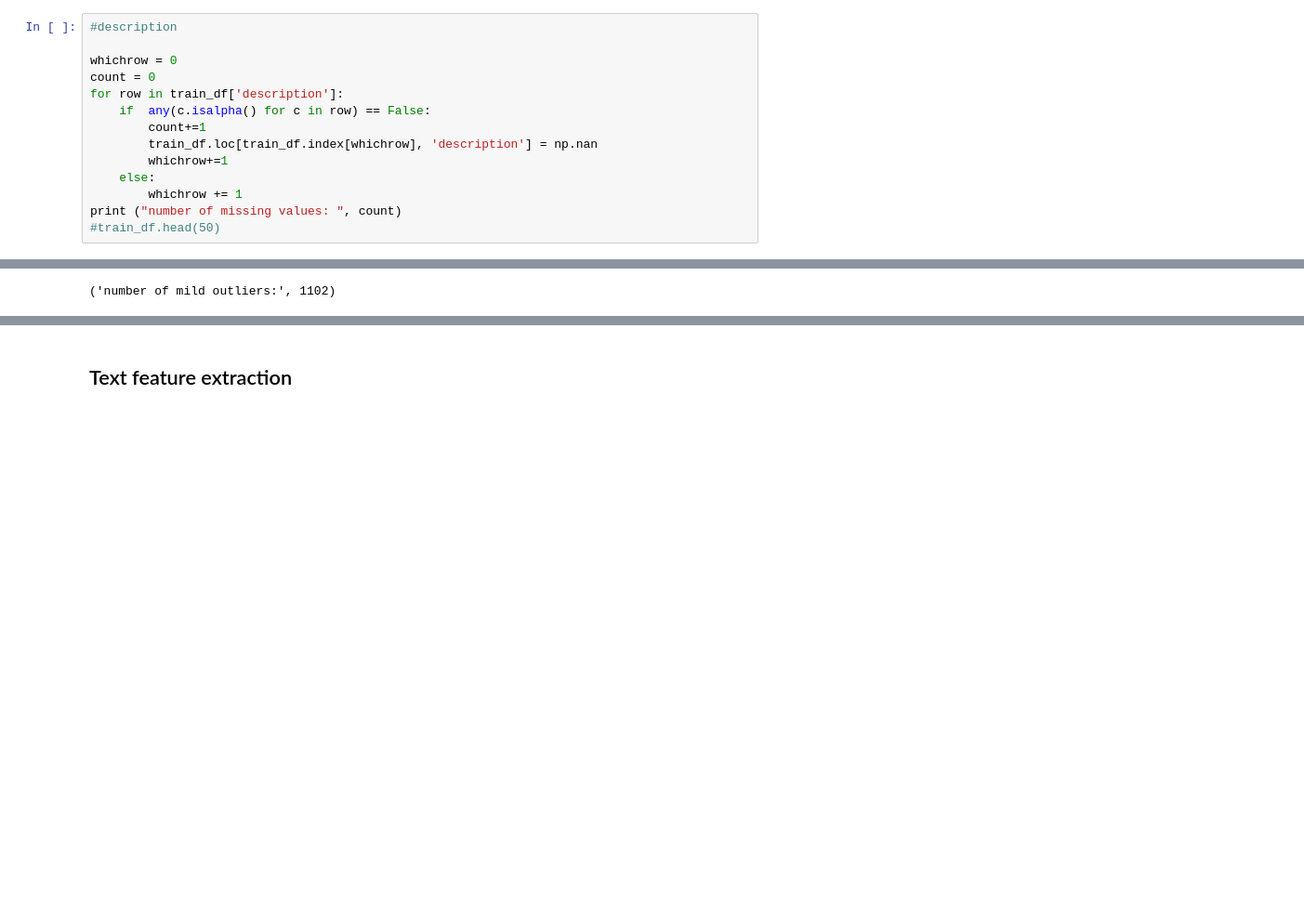
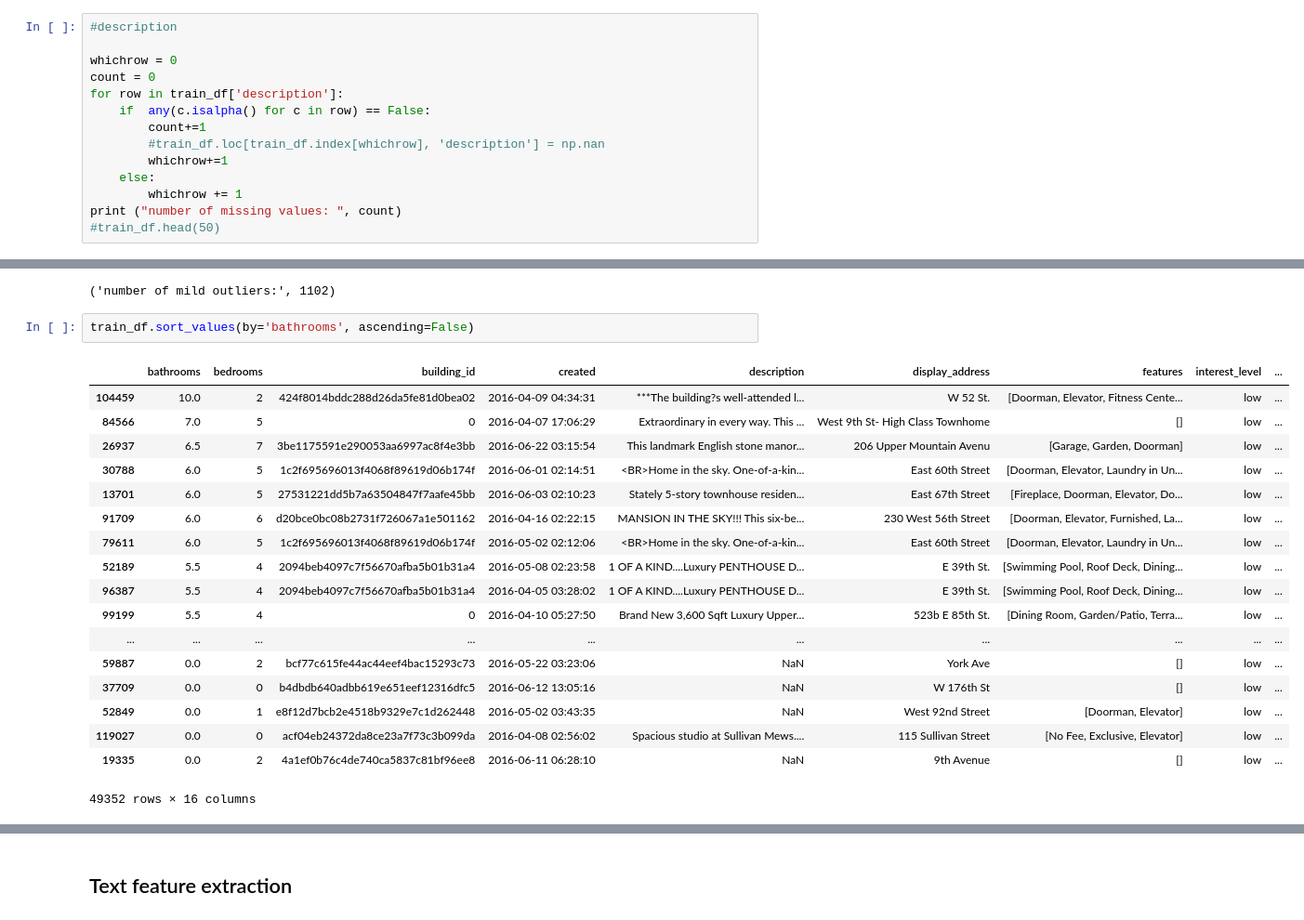
Before and after one commit to taryn-c/CMPT459-Project, a Jupyter notebook: sad_mining1.ipynb, the cells around one changed output, grey strips where cells are left out. Shown at 93% size. Drawn from its saved outputs; the diff is of its cells as text; blank space fills up the shorter version.

```diff
--- a/sad_mining1.ipynb
+++ b/sad_mining1.ipynb
@@ -281,7 +294,7 @@ count = 0
 for row in train_df['description']:
     if  any(c.isalpha() for c in row) == False:
         count+=1
-        train_df.loc[train_df.index[whichrow], 'description'] = np.nan
+        #train_df.loc[train_df.index[whichrow], 'description'] = np.nan
         whichrow+=1
     else:
         whichrow += 1
@@ -517,6 +512,27 @@ outliers = [x for x in train_df['longitude'].values if x > upper or x < lower]
 print ("number of mild outliers:", len(outliers))
 # %% [output]
 ('number of mild outliers:', 1102)
+# %%
+train_df.sort_values(by='bathrooms', ascending=False)
+# %% [output]
+|  | bathrooms | bedrooms | building_id | created | description | display_address | features | interest_level | ... |
+| 104459 | 10.0 | 2 | 424f8014bddc288d26da5fe81d0bea02 | 2016-04-09 04:34:31 | ***The building?s well-attended l... | W 52 St. | [Doorman, Elevator, Fitness Cente... | low | ... |
+| 84566 | 7.0 | 5 | 0 | 2016-04-07 17:06:29 | Extraordinary in every way. This ... | West 9th St- High Class Townhome | [] | low | ... |
+| 26937 | 6.5 | 7 | 3be1175591e290053aa6997ac8f4e3bb | 2016-06-22 03:15:54 | This landmark English stone manor... | 206 Upper Mountain Avenu | [Garage, Garden, Doorman] | low | ... |
+| 30788 | 6.0 | 5 | 1c2f695696013f4068f89619d06b174f | 2016-06-01 02:14:51 | <BR>Home in the sky. One-of-a-kin... | East 60th Street | [Doorman, Elevator, Laundry in Un... | low | ... |
+| 13701 | 6.0 | 5 | 27531221dd5b7a63504847f7aafe45bb | 2016-06-03 02:10:23 | Stately 5-story townhouse residen... | East 67th Street | [Fireplace, Doorman, Elevator, Do... | low | ... |
+| 91709 | 6.0 | 6 | d20bce0bc08b2731f726067a1e501162 | 2016-04-16 02:22:15 | MANSION IN THE SKY!!! This six-be... | 230 West 56th Street | [Doorman, Elevator, Furnished, La... | low | ... |
+| 79611 | 6.0 | 5 | 1c2f695696013f4068f89619d06b174f | 2016-05-02 02:12:06 | <BR>Home in the sky. One-of-a-kin... | East 60th Street | [Doorman, Elevator, Laundry in Un... | low | ... |
+| 52189 | 5.5 | 4 | 2094beb4097c7f56670afba5b01b31a4 | 2016-05-08 02:23:58 | 1 OF A KIND....Luxury PENTHOUSE D... | E 39th St. | [Swimming Pool, Roof Deck, Dining... | low | ... |
+| 96387 | 5.5 | 4 | 2094beb4097c7f56670afba5b01b31a4 | 2016-04-05 03:28:02 | 1 OF A KIND....Luxury PENTHOUSE D... | E 39th St. | [Swimming Pool, Roof Deck, Dining... | low | ... |
+| 99199 | 5.5 | 4 | 0 | 2016-04-10 05:27:50 | Brand New 3,600 Sqft Luxury Upper... | 523b E 85th St. | [Dining Room, Garden/Patio, Terra... | low | ... |
+| ... | ... | ... | ... | ... | ... | ... | ... | ... | ... |
+| 59887 | 0.0 | 2 | bcf77c615fe44ac44eef4bac15293c73 | 2016-05-22 03:23:06 | NaN | York Ave | [] | low | ... |
+| 37709 | 0.0 | 0 | b4dbdb640adbb619e651eef12316dfc5 | 2016-06-12 13:05:16 | NaN | W 176th St | [] | low | ... |
+| 52849 | 0.0 | 1 | e8f12d7bcb2e4518b9329e7c1d262448 | 2016-05-02 03:43:35 | NaN | West 92nd Street | [Doorman, Elevator] | low | ... |
+| 119027 | 0.0 | 0 | acf04eb24372da8ce23a7f73c3b099da | 2016-04-08 02:56:02 | Spacious studio at Sullivan Mews.... | 115 Sullivan Street | [No Fee, Exclusive, Elevator] | low | ... |
+| 19335 | 0.0 | 2 | 4a1ef0b76c4de740ca5837c81bf96ee8 | 2016-06-11 06:28:10 | NaN | 9th Avenue | [] | low | ... |
+49352 rows × 16 columns
 # %% [markdown]
 ### Bathroom and Bedrooms
 
```
Also changed, not shown: parts of 21 cells of this notebook.
